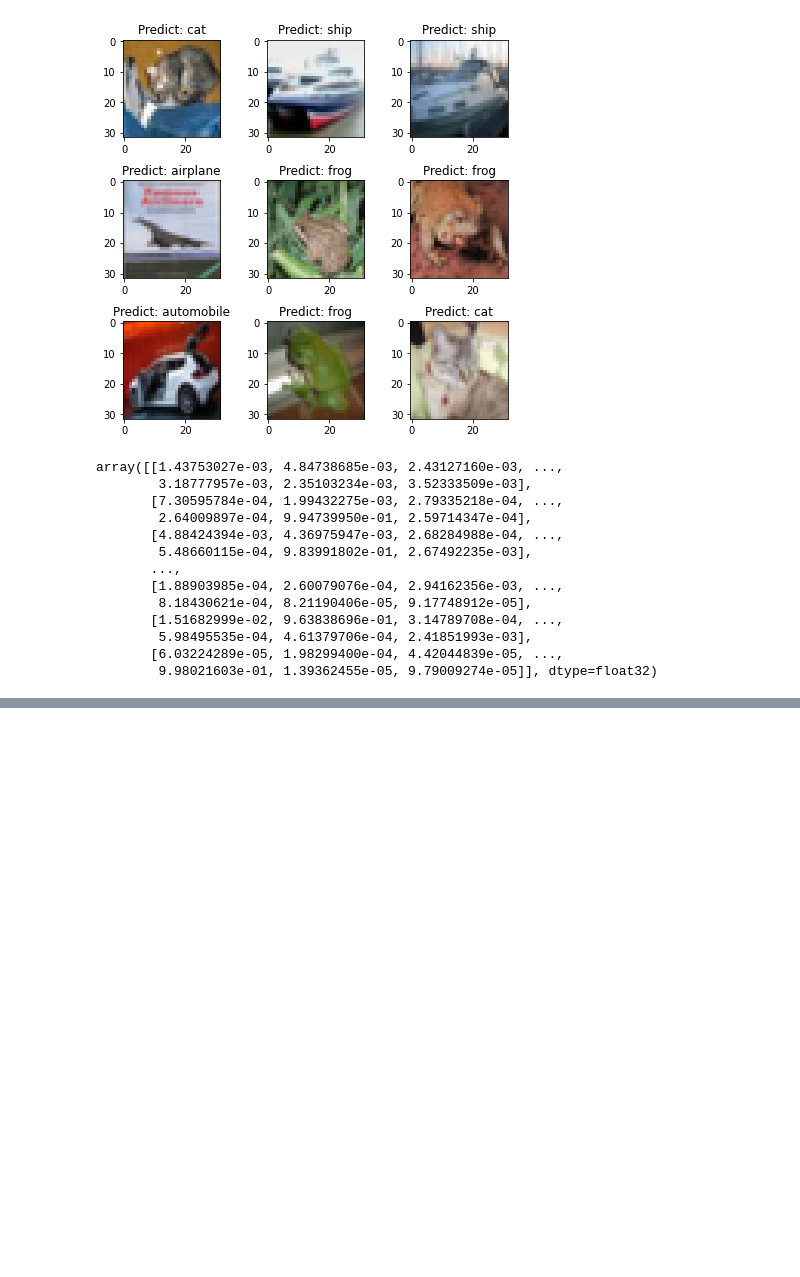
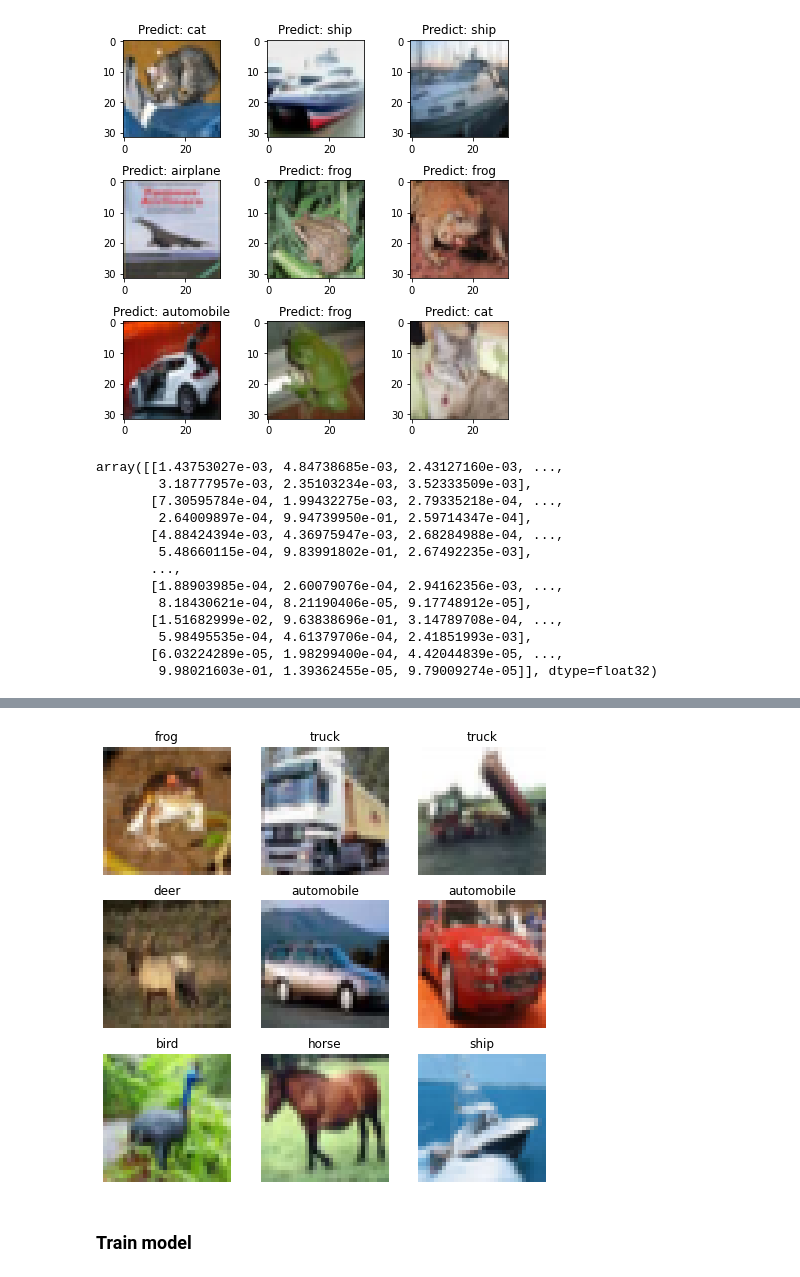
Before and after one commit to Minhluu2911/Lenet_AlexNet_VGG_GoogleNet_ResNet_DenseNet-From-Scratch, a Jupyter notebook: Lenet_AlexNet_VGG_GoogleNet_ResNet_DenseNet.ipynb, the cells around one changed output, grey strips where cells are left out. Saved outputs shown, nothing was run; the diff lists cells and outputs as text; code cells hidden in the pictures; blank space fills up the shorter version.

Commit message:
train GGNet

```diff
--- a/Lenet_AlexNet_VGG_GoogleNet_ResNet_DenseNet.ipynb
+++ b/Lenet_AlexNet_VGG_GoogleNet_ResNet_DenseNet.ipynb
@@ -487,0 +499,8 @@ array([[1.43753027e-03, 4.84738685e-03, 2.43127160e-03, ...,
+# %%
+(X_train, Y_train), (X_val, Y_val), (X_test, Y_test), CLASS_NAMES = load_cifar10()
+print('X_train: ' + str(X_train.shape))
+print('Y_train: ' + str(Y_train.shape))
+print('X_val:  '  + str(X_val.shape))
+print('Y_val:  '  + str(Y_val.shape))
+print('X_test:  '  + str(X_test.shape))
+print('Y_test:  '  + str(Y_test.shape))
@@ -487,0 +517,6 @@ array([[1.43753027e-03, 4.84738685e-03, 2.43127160e-03, ...,
+# %%
+display(X_train, Y_train, CLASS_NAMES=CLASS_NAMES, no_show=9)
+# %% [output]
+[figure, added]
+# %% [markdown]
+### Train model
```
Also changed, not shown: parts of 15 cells of this notebook.
